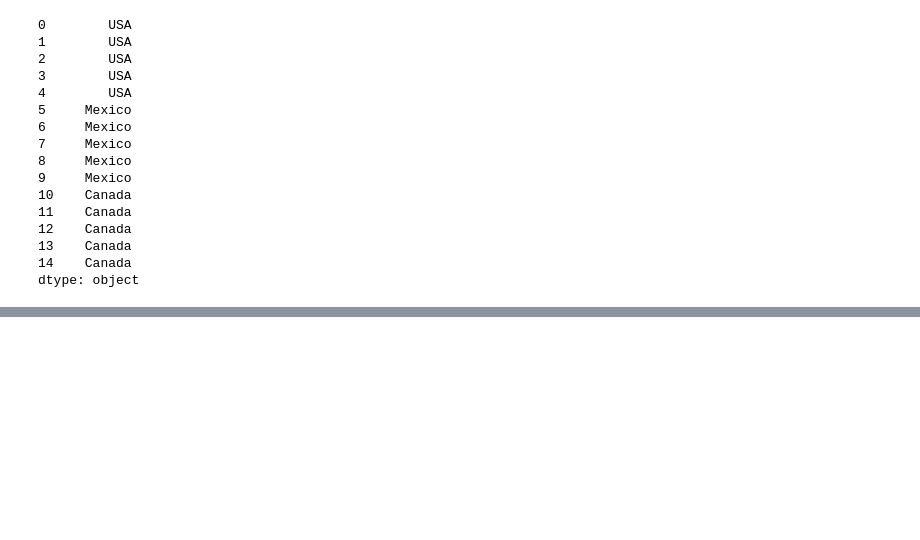
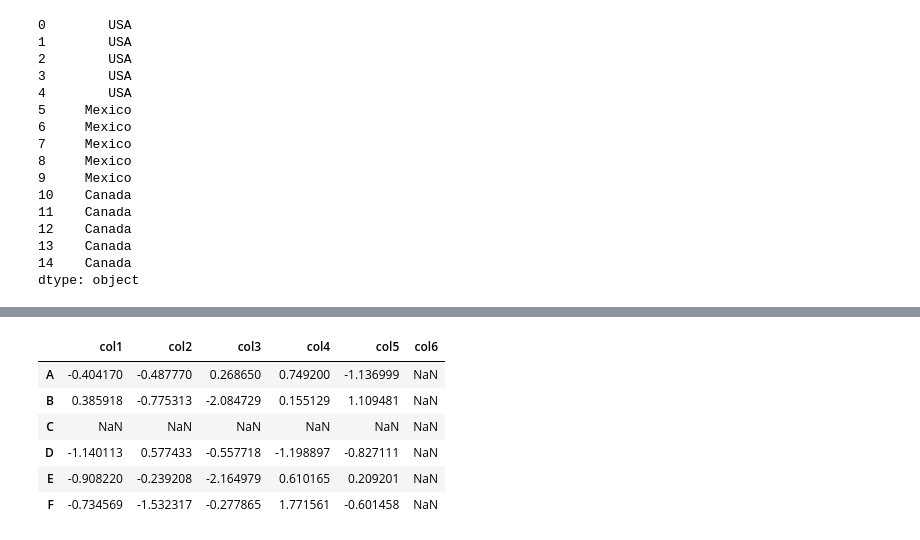
Before and after one commit to hari09kg1a0403/datascience_visualization, a Jupyter notebook: simple_pandas.ipynb, the cells around one changed output, grey strips where cells are left out. Drawn from its saved outputs; the diff is of its cells as text; code cells hidden in the pictures; blank space fills up the shorter version.

```diff
--- a/simple_pandas.ipynb
+++ b/simple_pandas.ipynb
@@ -317,3 +317,7 @@ new_index.reindex(ranger,method='ffill')
 13    Canada
 14    Canada
 dtype: object
+# %%
+from numpy.random import randn
+dframe = DataFrame(randn(25).reshape(5,5), index = ['A','B','D','E','F'], columns = ['col1','col2','col3','col4','col5'])
+dframe
@@ -319,0 +331,3 @@ dtype: object
+# %%
+dframe2 = dframe.reindex(['A','B','C','D','E','F'])
+dframe2
@@ -319,0 +342,11 @@ dtype: object
+# %%
+new_col = ['col1','col2','col3','col4','col5','col6']
+dframe2.reindex(columns = new_col)
+# %% [output]
+|  | col1 | col2 | col3 | col4 | col5 | col6 |
+| A | -0.404170 | -0.487770 | 0.268650 | 0.749200 | -1.136999 | NaN |
+| B | 0.385918 | -0.775313 | -2.084729 | 0.155129 | 1.109481 | NaN |
+| C | NaN | NaN | NaN | NaN | NaN | NaN |
+| D | -1.140113 | 0.577433 | -0.557718 | -1.198897 | -0.827111 | NaN |
+| E | -0.908220 | -0.239208 | -2.164979 | 0.610165 | 0.209201 | NaN |
+| F | -0.734569 | -1.532317 | -0.277865 | 1.771561 | -0.601458 | NaN |
```
Also changed, not shown: parts of 5 cells of this notebook.
